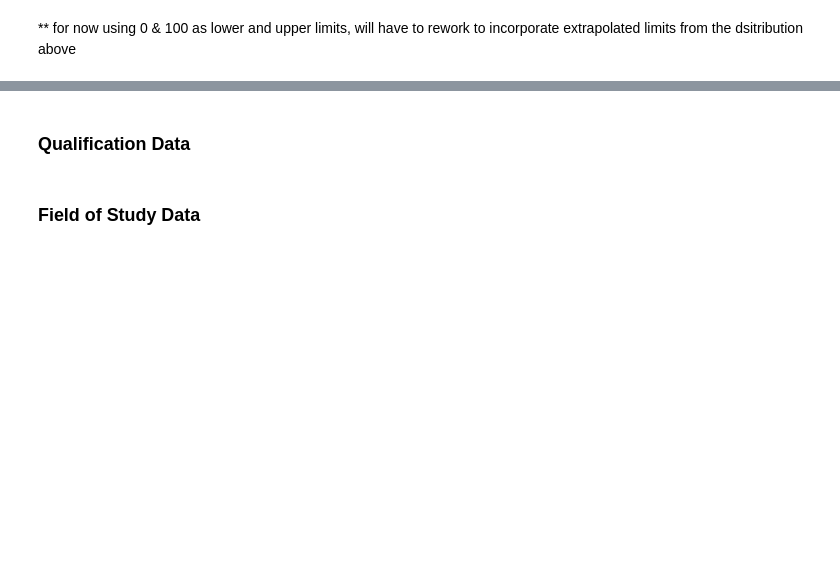
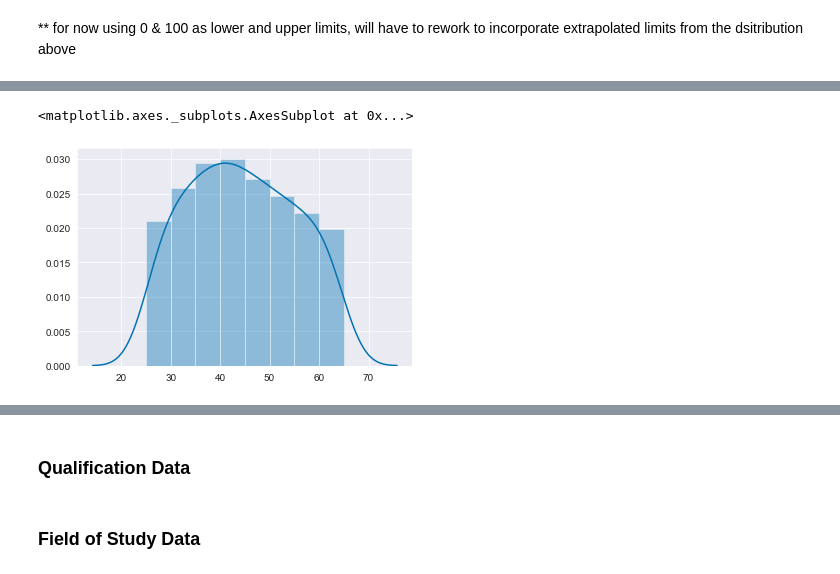
Before and after one commit to Pmcg1/ProgDA-Project-2019, a Jupyter notebook: ProgDA_Project_2019.ipynb, the cells around one changed output, grey strips where cells are left out. Drawn from its saved outputs; the diff is of its cells as text; code cells hidden in the pictures; blank space fills up the shorter version.

```diff
--- a/ProgDA_Project_2019.ipynb
+++ b/ProgDA_Project_2019.ipynb
@@ -244,0 +252,11 @@ print(skip, skipint)
+# %%
+arr = np.array([0])
+skipcurrent = 0.0
+skiptotal = 0
+while skiptotal < ageTri.shape[0]:
+#    skiptotal = skiptotal + int(skipcurrent)
+    skipcurrent = skipcurrent + skip
+#    print(skipcurrent)
+    skiptotal = int(round(skipcurrent,0))
+#    print(skiptotal)
+    arr = np.append(arr, skiptotal)
@@ -244,0 +287,3 @@ print(skip, skipint)
+# %%
+ageTriSub = np.array([])
+ageTriSub
@@ -244,0 +296,4 @@ print(skip, skipint)
+# %%
+for i in arr:
+    if i <= np.argmax(ageTri):
+        ageTriSub = np.append(ageTriSub, ageTri[i])
@@ -245,3 +320,8 @@ print(skip, skipint)
+# %%
+sns.distplot(ageTriSub)
+# %% [output]
+<matplotlib.axes._subplots.AxesSubplot at 0x...>
+[figure, added]
 # %%
 ageTriSkip = ageTri[::skipint]
 # %%
```
Also changed, not shown: parts of 17 cells of this notebook.
